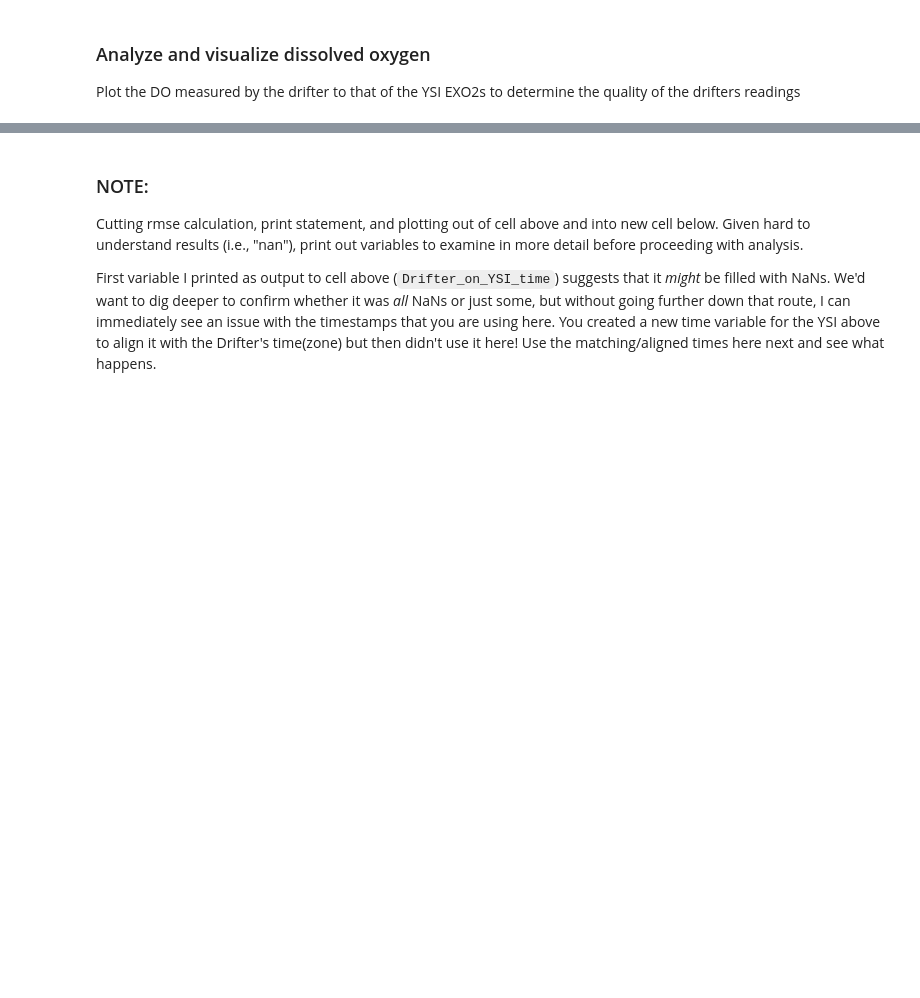
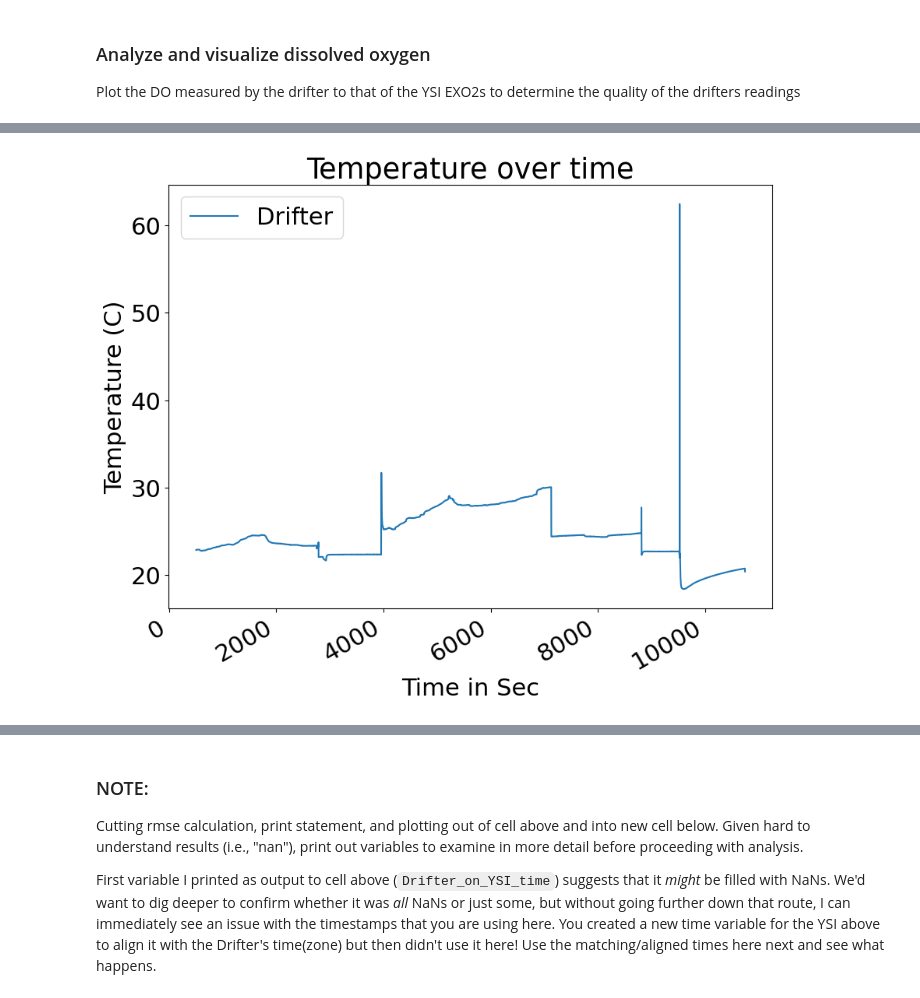
Before and after one commit to COAST-Lab/Biogeochemical-Drifter, a Jupyter notebook: Data_Analysis/Data_Analysis.ipynb, the cells around one changed output, grey strips where cells are left out. Saved outputs shown, nothing was run; the diff lists cells and outputs as text; code cells hidden in the pictures; blank space fills up the shorter version.

```diff
--- a/Data_Analysis/Data_Analysis.ipynb
+++ b/Data_Analysis/Data_Analysis.ipynb
@@ -219,14 +241,16 @@ fig.autofmt_xdate()
 # %%
 temp = df['Temperature (C)'] -3.6 #correct the temperature probe as much as possible
-YSItemp = YSIdf['Temp °C']
+#YSItemp = YSIdf['Temp °C']
 
 plt.rcParams.update({'font.size':22}) #font size
 fig, axs = plt.subplots(figsize = (10,8)) # PJB: explicitly create graph objects for subsequent access
 plt.plot(time,temp, label = 'Drifter')
-plt.plot(YSItime,YSItemp, label = 'YSI EXO2s')
+#plt.plot(YSItime,YSItemp, label = 'YSI EXO2s')
 plt.title('Temperature over time')
-plt.xlabel('Time')
+plt.xlabel('Time in Sec')
 plt.ylabel('Temperature (C)')
 axs.legend()
 fig.autofmt_xdate()
+# %% [output]
+[figure, added]
 # %%
```
Also changed, not shown: parts of 9 cells of this notebook, 1 other file.
